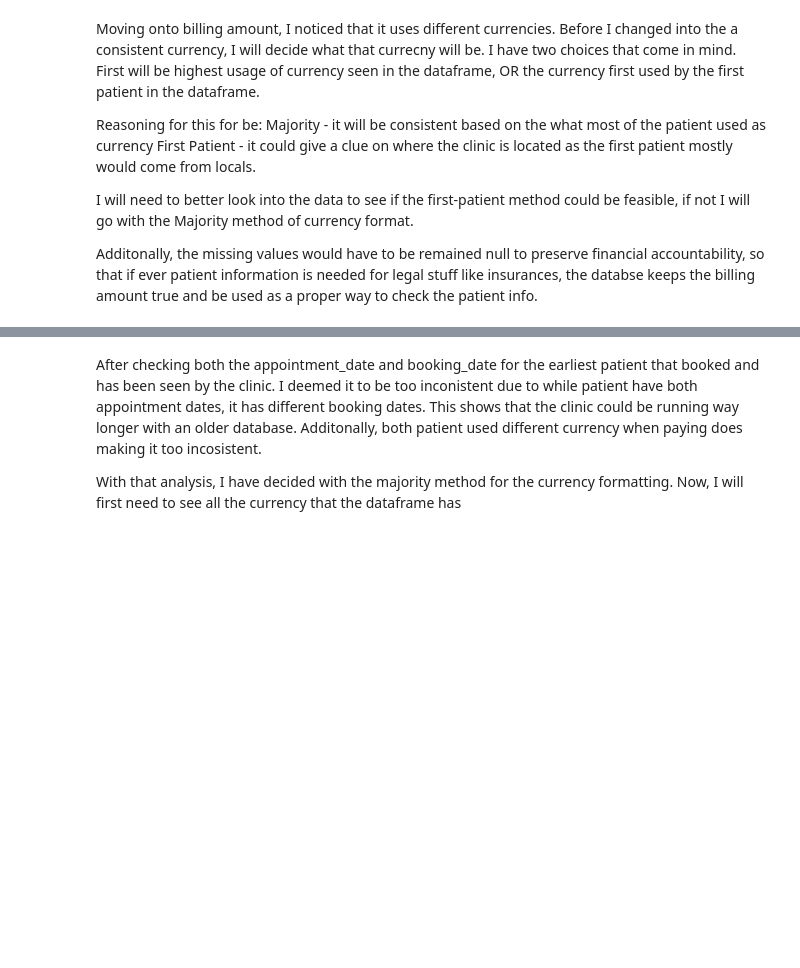
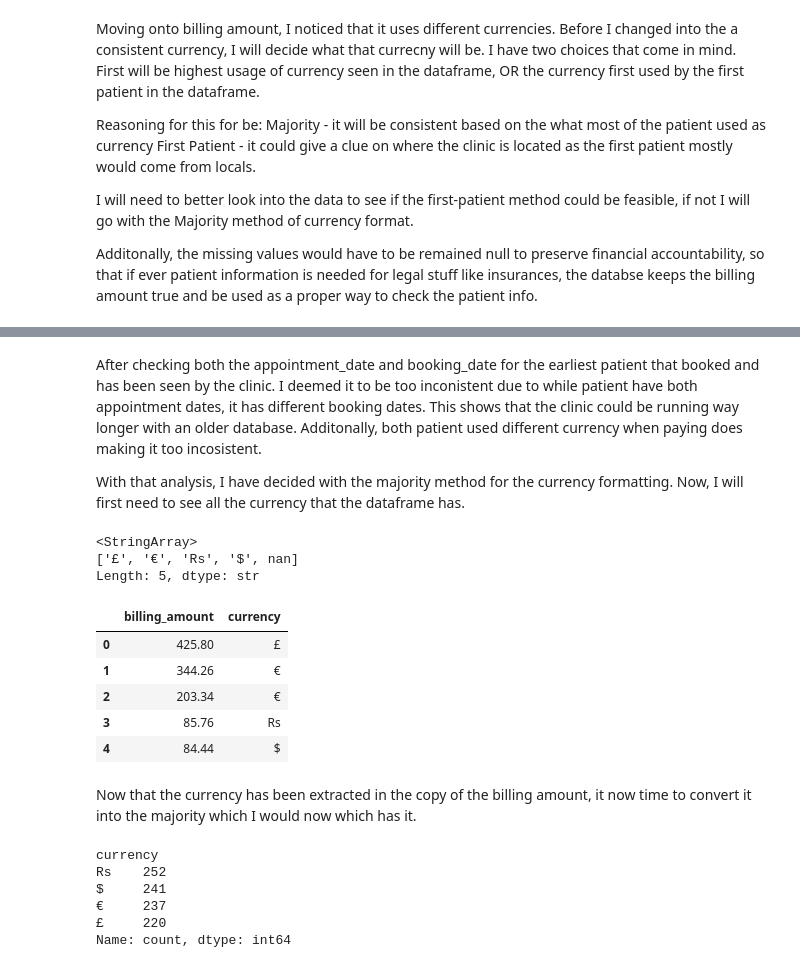
Before and after one commit to nae-rms/clinic-appointments-eda, a Jupyter notebook: clinic_appointment_analysis.ipynb, the cells around one changed output, grey strips where cells are left out. Cells and saved outputs as stored; diff of their text form; code cells hidden in the pictures; blank space fills up the shorter version.

```diff
--- a/clinic_appointment_analysis.ipynb
+++ b/clinic_appointment_analysis.ipynb
@@ -184,4 +182,35 @@ df.loc[[df['appointment_date'].idxmin(), df['booking_date'].idxmin()]]
 # %% [markdown]
 After checking both the appointment_date and booking_date for the earliest patient that booked and has been seen by the clinic. I deemed it to be too inconistent due to while patient have both appointment dates, it has different booking dates. This shows that the clinic could be running way longer with an older database. Additonally, both patient used different currency when paying does making it too incosistent.
 
-With that analysis, I have decided with the majority method for the currency formatting. Now, I will first need to see all the currency that the dataframe has
+With that analysis, I have decided with the majority method for the currency formatting. Now, I will first need to see all the currency that the dataframe has.
+# %%
+unique_currencies = df['billing_amount'].str.extract(r'([^\d.]+)')[0].unique()
+unique_currencies
+# %% [output]
+<StringArray>
+['£', '€', 'Rs', '$', nan]
+Length: 5, dtype: str
+# %%
+df_billing_amount = df[['billing_amount']].copy()
+# %%
+df_billing_amount['currency'] = df_billing_amount['billing_amount'].str.extract(r'([^\d.]+)').squeeze()
+df_billing_amount['billing_amount'] = df_billing_amount['billing_amount'].str.replace(r'[^\d.]', '', regex=True).astype(float)
+df_billing_amount.head()
+# %% [output]
+|  | billing_amount | currency |
+| 0 | 425.80 | £ |
+| 1 | 344.26 | € |
+| 2 | 203.34 | € |
+| 3 | 85.76 | Rs |
+| 4 | 84.44 | $ |
+# %% [markdown]
+Now that the currency has been extracted in the copy of the billing amount, it now time to convert it into the majority which I would now which has it.
+# %%
+df_billing_amount['currency'].value_counts()
+# %% [output]
+currency
+Rs    252
+$     241
+€     237
+£     220
+Name: count, dtype: int64
```
Also changed, not shown: parts of 14 cells of this notebook.
